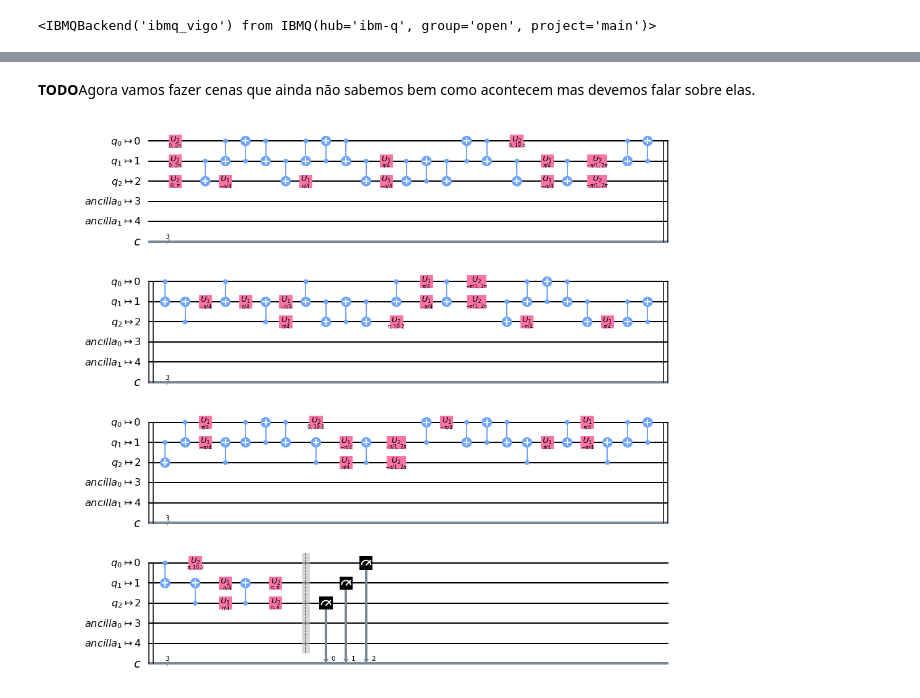
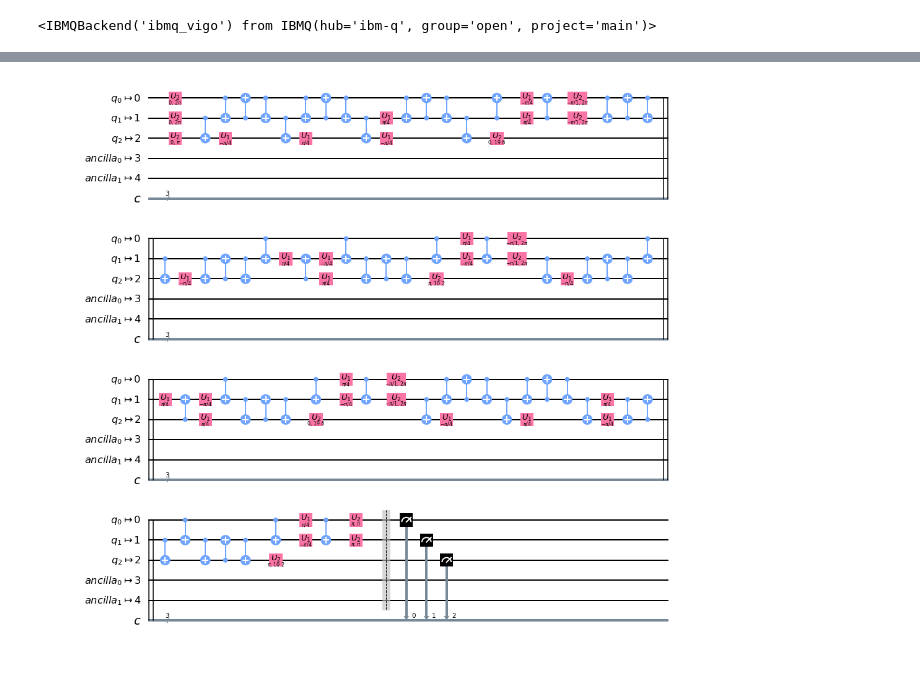
Before and after one commit to SiIky/ic-1920-tp, a Jupyter notebook: tp2/TP2.ipynb, the cells around one changed output, grey strips where cells are left out. Cells and saved outputs as stored; diff of their text form; code cells hidden in the pictures; blank space fills up the shorter version.

```diff
--- a/tp2/TP2.ipynb
+++ b/tp2/TP2.ipynb
@@ -202,6 +207,6 @@ plot_histogram(fst_loop_counts)
 # %% [markdown]
 ### Duas iterações
 # %%
-circuit = concat_circuits([ init ] + ([ oracle, amplifier ] * 2) + [ measurements ])
+circuit_2it = concat_circuits([ init ] + ([ oracle, amplifier ] * 2) + [ measurements ])
 circuit.draw('mpl')
 # %% [output]
@@ -385,10 +325,6 @@ plot_histogram([snd_loop_counts, counts_noise, counts_G], legend=[ "Simulação
-# %% [markdown]
-**TODO**Agora vamos fazer cenas que ainda não sabemos bem como acontecem mas devemos falar sobre elas.
 # %%
-from qiskit.compiler import transpile
-
-circuit_real = transpile(circuit, backend=backend_device)
+circuit_real = transpile(circuit_2it, backend=backend_device)
 circuit_real.draw(output='mpl', scale=0.5)
 # %% [output]
-[figure, old version]
+[figure, new version]
 # %%
```
Also changed, not shown: parts of 52 cells of this notebook.
